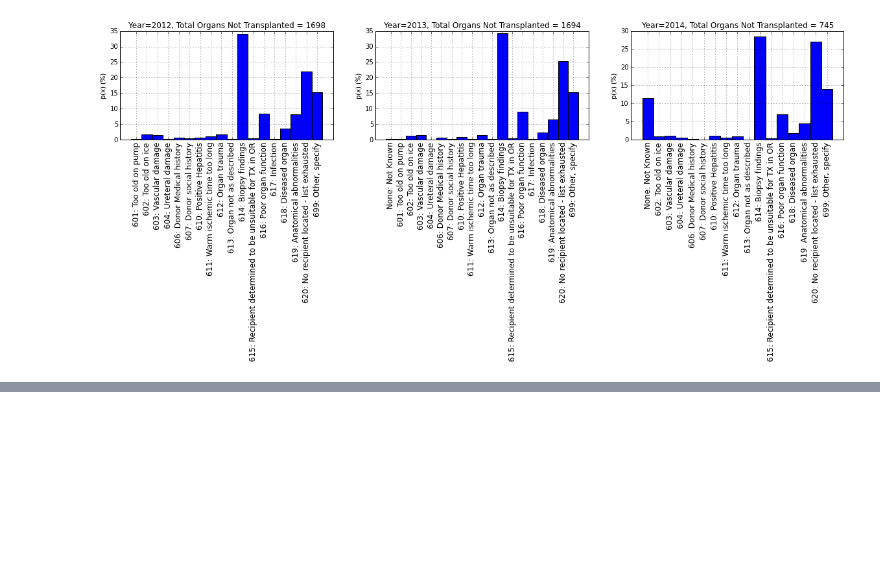
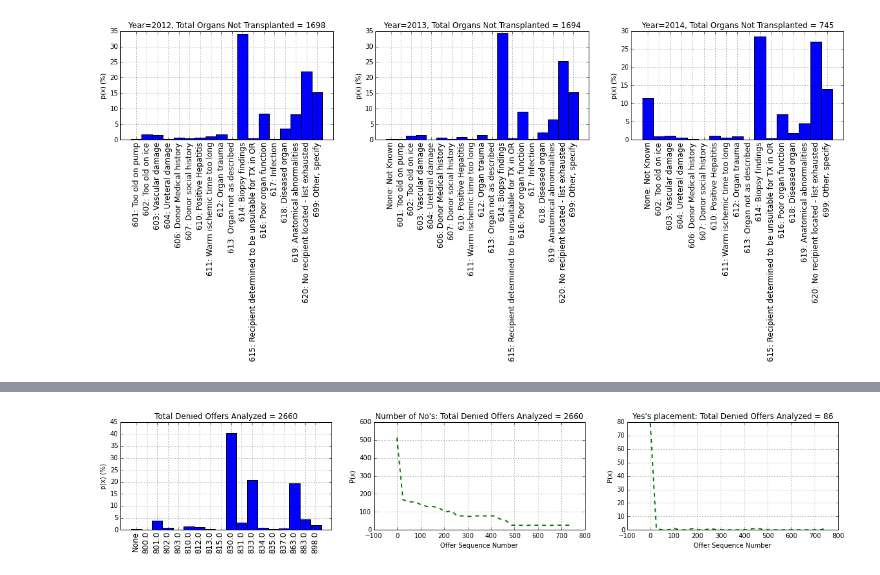
Before and after one commit to leloss/SRTR_OrganAllocation, a Jupyter notebook: OrganAllocationProject.ipynb, the cells around one changed output, grey strips where cells are left out. Cells and saved outputs as stored; diff of their text form; code cells hidden in the pictures; blank space fills up the shorter version.

Commit message:
Disposal reason vs time

```diff
--- a/OrganAllocationProject.ipynb
+++ b/OrganAllocationProject.ipynb
@@ -420,0 +752,95 @@ while curr_year < last_year:
+# %%
+data_refusals=[]
+# nottransp_list=[]
+# nottransp_reason_list=[]
+# nottransp_disc_list=[]
+
+columns=3
+ii=0
+uniq_refusals_list=np.unique(refusals_list)
+tt=0
+for x in uniq_refusals_list:
+#     if x==None:
+# #             print x, nottransp_disc_list.count(x), 100*nottransp_disc_list.count(x)/float(len(nottransp_disc_list)),'%'
+# #         data_refusals.append([100*refusals_list.count(x)/float(len(refusals_list)), 'None: Not Known'])
+#         data_refusals.append(100*refusals_list.count(x)/float(len(refusals_list)))
+#     else:
+#             print x, nottransp_disc_list.count(x), 100*nottransp_disc_list.count(x)/float(len(nottransp_disc_list)),'%', table_discardcodes[int(x)]
+    if offers_list[tt] != 'Y':
+        data_refusals.append([100*refusals_list.count(x)/float(len(refusals_list)), x])
+
+    tt+tt+1
+        #     data_refusals.append(100*refusals_list.count(x)/float(len(refusals_list)))
+
+print uniq_refusals_list
+# if ii%columns==0:
+plt.figure(figsize=(20, 3))
+#     plt.clf()
+
+plt.subplot(1, columns, 1+(ii%columns))
+
+N = len(data_refusals)
+Y = [x[0] for x in data_refusals]
+# print Y
+ind = np.arange(N)
+# print N, ind                # the x locations for the groups
+width = 1
+plt.bar(ind, Y, width)
+# print rects
+
+# axes and labels
+plt.xlim(-width,len(ind)+width)
+# plt.ylim(0,45)
+# plt.ylabel('Scores')
+# ax.set_title('Scores by group and gender')
+xTickMarks = [str(x[1]) for x in data_refusals]
+# plt.xticks(ind+width)
+# plt.xticks([-1, 0, 1, 2], ['NA', 'Homozygote 1/1', 'Heterozygote','Homozygote 2/2'])
+plt.xticks(ind+.5,xTickMarks, rotation=90, fontsize=12)
+# plt.setp(xtickNames, rotation=45, fontsize=10)
+plt.ylabel('p(x) (%)')
+plt.grid('on')
+plt.title('Total Denied Offers Analyzed = '+str(len(matches_list)))
+#     plt.show()
+
+ii=ii+1
+plt.subplot(1, columns, 1+(ii%columns))
+
+sq_list=[]
+for x in sequences_list:
+    if x>0:
+        sq_list.append(x)
+    else:
+        sq_list.append(-1)
+
+Hist, Bins = np.histogram(sq_list,bins=30,density=False)
+x_hist = Bins[0:30]#+.005
+y_hist = Hist[0:30]
+plt.plot(x_hist,y_hist,'g--',lw=2)
+
+plt.xlabel('Offer Sequence Number')
+plt.ylabel('P(x)')
+plt.grid('on')
+plt.title('Number of No\'s: Total Denied Offers Analyzed = '+str(len(sq_list)))
+
+
+ii=ii+1
+plt.subplot(1, columns, 1+(ii%columns))
+
+yes_sq_list=[]
+for x in yes_sequences_list:
+    if x>0:
+        yes_sq_list.append(x)
+    else:
+        yes_sq_list.append(-1)
+
+Hist, Bins = np.histogram(yes_sq_list,bins=30,density=False)
+x_hist = Bins[0:30]#+.005
+y_hist = Hist[0:30]
+plt.plot(x_hist,y_hist,'g--',lw=2)
+
+plt.xlabel('Offer Sequence Number')
+plt.ylabel('P(x)')
+plt.grid('on')
+plt.title('Yes\'s placement: Total Denied Offers Analyzed = '+str(len(yes_sq_list)))
+# %% [output]
@@ -420,0 +850 @@ while curr_year < last_year:
+[figure, added]
```
Also changed, not shown: parts of 10 cells of this notebook.
